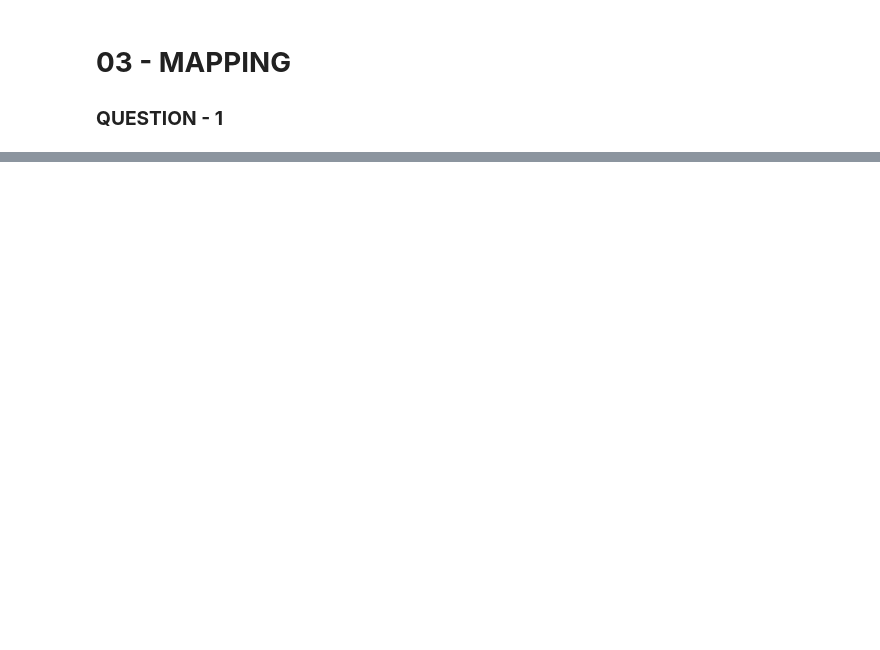
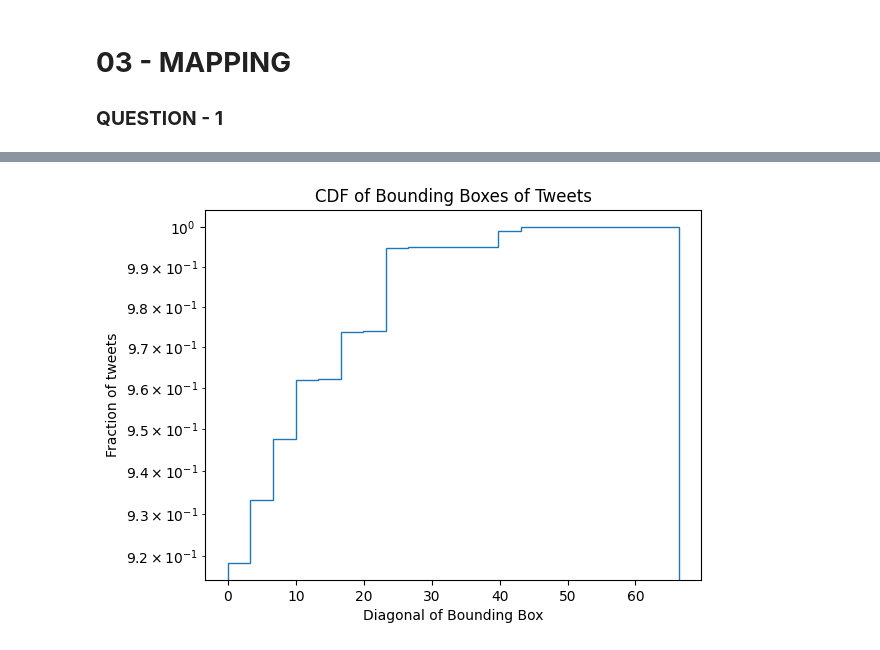
Before and after one commit to katoxiv/X-Notebooks, a Jupyter notebook: Twitter_Coursework/03_Mapping.ipynb, the cells around one changed output, grey strips where cells are left out. Saved outputs shown, nothing was run; the diff lists cells and outputs as text; code cells hidden in the pictures; blank space fills up the shorter version.

Commit message:
cdf of bounding box added

```diff
--- a/Twitter_Coursework/03_Mapping.ipynb
+++ b/Twitter_Coursework/03_Mapping.ipynb
@@ -143,0 +185,18 @@ plt.show()
+# %%
+%%time
+
+# File-Reading
+path = os.path.join(os.getcwd() , out_file) # from utils
+
+tweets = []
+coord = []
+bb1 = []
+bb2 = []
+
+with open(path , 'r' , encoding='utf-8') as in_file:
+    csv_reader = csv.reader(in_file , delimiter = "|")
+    for line in csv_reader:
+        tweets.append(line[0])
+        coord.append(line[1])
+        bb1.append(line[2])
+        bb2.append(line[3])
@@ -143,0 +244,8 @@ plt.show()
+# %%
+%%time
+bounding_box_df = to_coord(bounding_box_df , coord_cols=['bb1' , 'bb2']).drop('exact_coord' , axis = 1)
+
+# Construct diagonals
+bounding_box_df['diagonal'] = np.sqrt((bounding_box_df['bb1_long'] - bounding_box_df['bb2_long'])**2 + (bounding_box_df['bb1_lat'] - bounding_box_df['bb2_lat'])**2)
+
+bounding_box_df.sort_values('diagonal' , ascending=False).head(20)
@@ -143,0 +272,13 @@ plt.show()
+# %%
+diags = bounding_box_df['diagonal']
+
+# Plot
+fig , ax = plt.subplots()
+
+ax.hist(diags , bins = 20 , density = True , cumulative = True , histtype = 'step');
+ax.set_yscale('log');
+ax.set_xlabel('Diagonal of Bounding Box');
+ax.set_ylabel('Fraction of tweets');
+plt.title('CDF of Bounding Boxes of Tweets');
+# %% [output]
+[figure, added]
```
Also changed, not shown: parts of 15 cells of this notebook.
